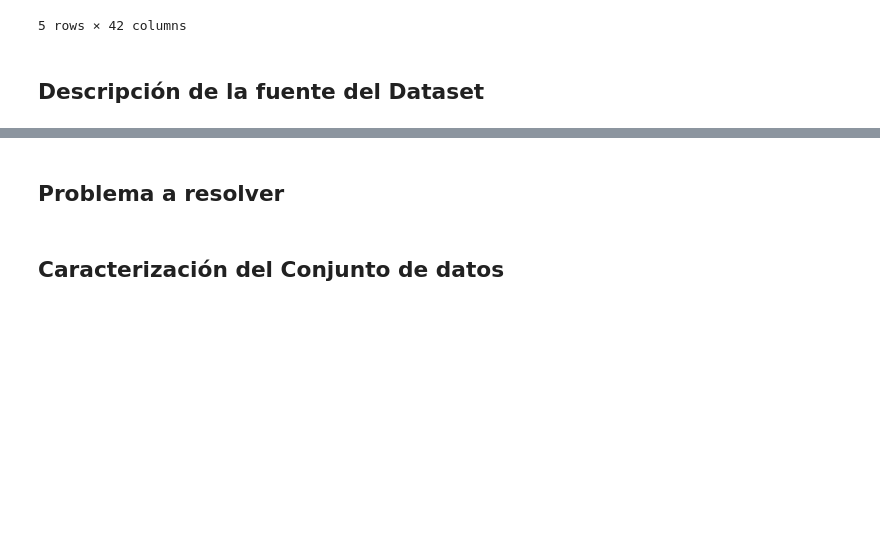
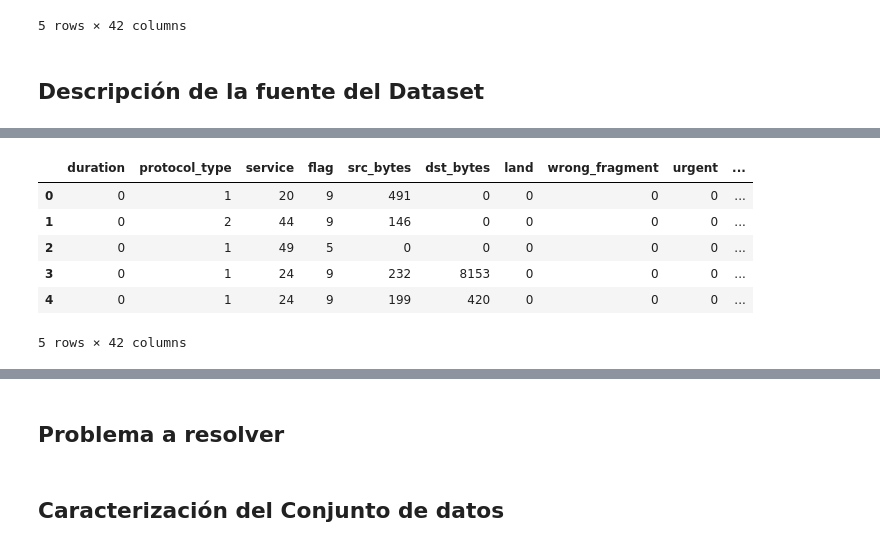
Before and after one commit to SolorzanoBryan/algoritmos_aprendizaje_automatico, a Jupyter notebook: [NRC_6278]_NombreApellidoEstudiante_ProyectoUnidad2.ipynb, the cells around one changed output, grey strips where cells are left out. Cells and saved outputs as stored; diff of their text form; code cells hidden in the pictures; blank space fills up the shorter version.

```diff
--- a/[NRC_6278]_NombreApellidoEstudiante_ProyectoUnidad2.ipynb
+++ b/[NRC_6278]_NombreApellidoEstudiante_ProyectoUnidad2.ipynb
@@ -39,0 +323,13 @@ conjunto_datos.describe()
+# %%
+labelencoder=LabelEncoder()
+for column in ['protocol_type','service','flag','labels']:
+    df_train[column] = labelencoder.fit_transform(df_train[column])
+df_train.head()
+# %% [output]
+|  | duration | protocol_type | service | flag | src_bytes | dst_bytes | land | wrong_fragment | urgent | ... |
+| 0 | 0 | 1 | 20 | 9 | 491 | 0 | 0 | 0 | 0 | ... |
+| 1 | 0 | 2 | 44 | 9 | 146 | 0 | 0 | 0 | 0 | ... |
+| 2 | 0 | 1 | 49 | 5 | 0 | 0 | 0 | 0 | 0 | ... |
+| 3 | 0 | 1 | 24 | 9 | 232 | 8153 | 0 | 0 | 0 | ... |
+| 4 | 0 | 1 | 24 | 9 | 199 | 420 | 0 | 0 | 0 | ... |
+5 rows × 42 columns
```
Also changed, not shown: parts of 33 cells of this notebook, 1 other file.
